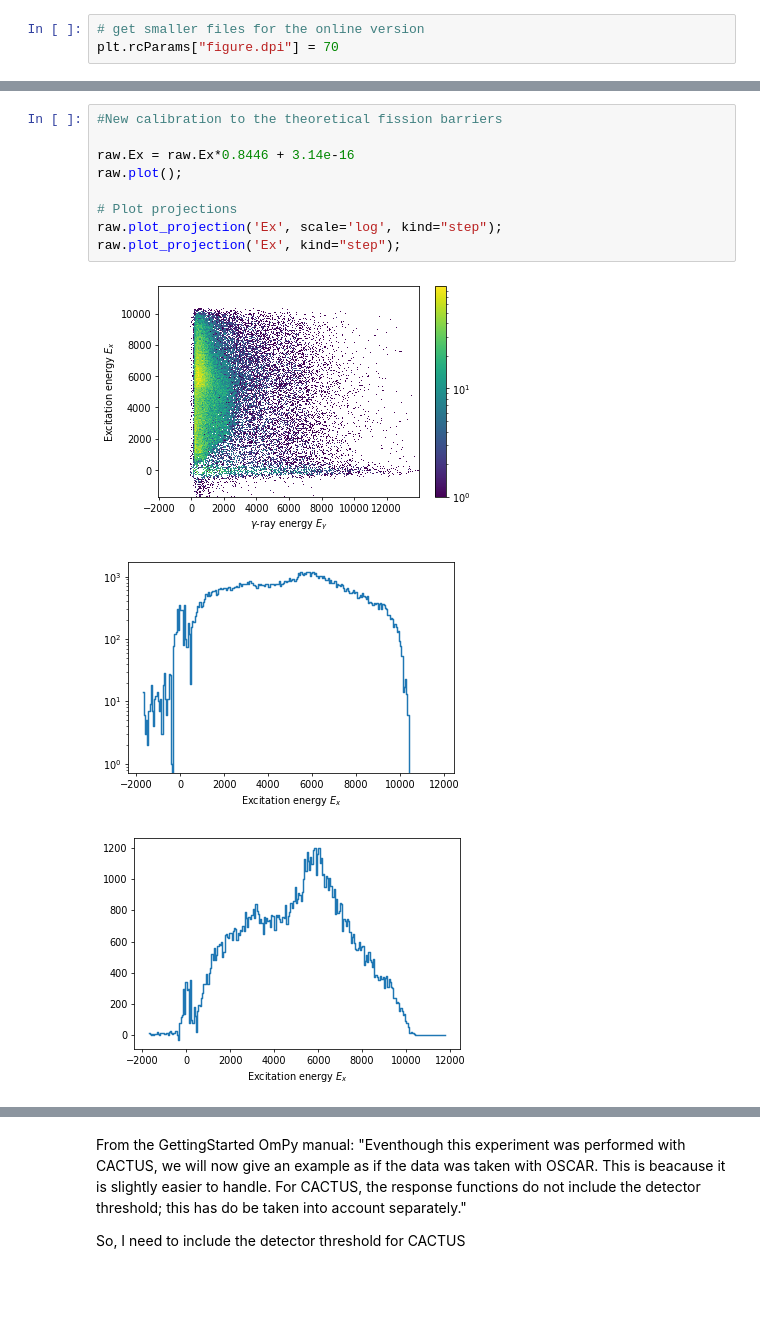
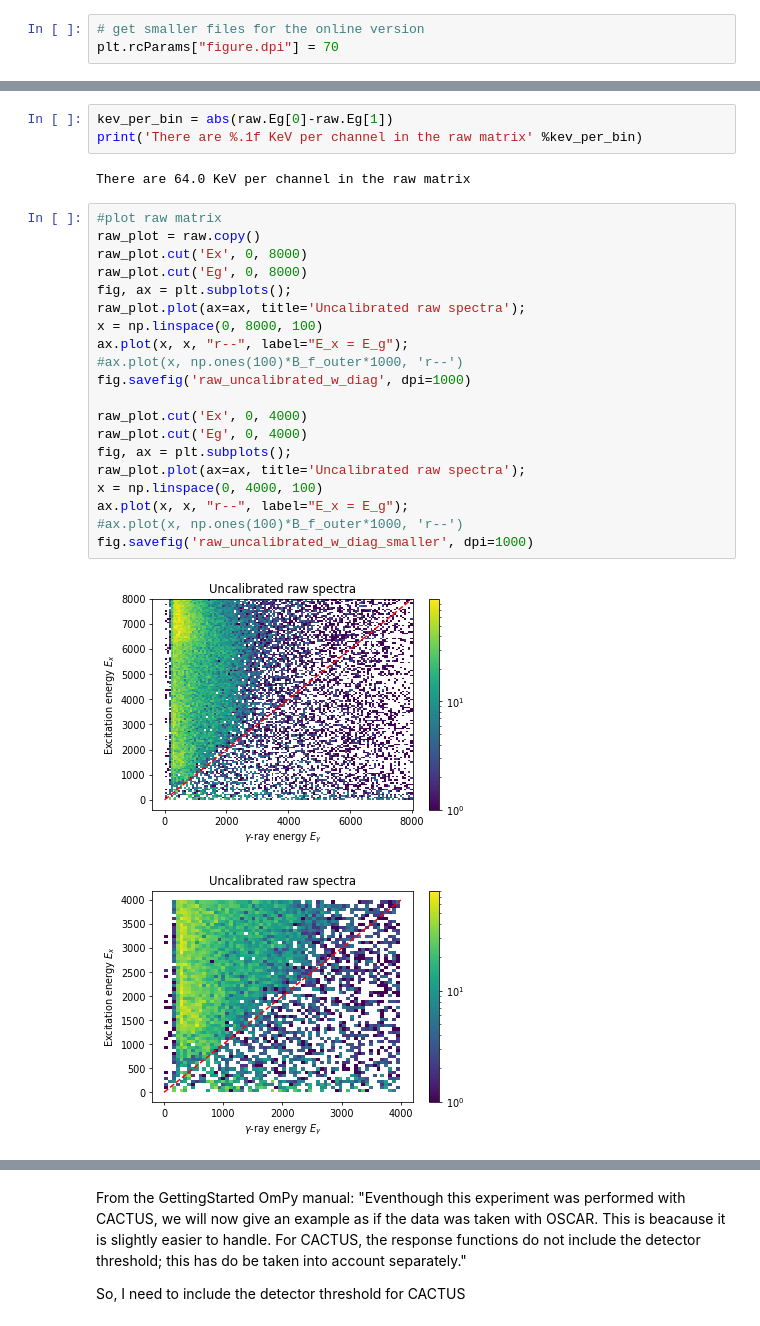
Before and after one commit to tellefs/OmPy_233U, a Jupyter notebook: osloMethod_U233_aa.ipynb, the cells around one changed output, grey strips where cells are left out. Saved outputs shown, nothing was run; the diff lists cells and outputs as text; blank space fills up the shorter version.

```diff
--- a/osloMethod_U233_aa.ipynb
+++ b/osloMethod_U233_aa.ipynb
@@ -38,13 +30,28 @@ raw.plot_projection('Ex', kind="step");
-# %%
-#New calibration to the theoretical fission barriers
-
-raw.Ex = raw.Ex*0.8446 + 3.14e-16
-raw.plot();
-
-# Plot projections
-raw.plot_projection('Ex', scale='log', kind="step");
-raw.plot_projection('Ex', kind="step");
-# %% [output]
-[figure, removed]
-[figure, removed]
-[figure, removed]
+# %%
+kev_per_bin = abs(raw.Eg[0]-raw.Eg[1])
+print('There are %.1f KeV per channel in the raw matrix' %kev_per_bin)
+# %% [output]
+There are 64.0 KeV per channel in the raw matrix
+# %%
+#plot raw matrix
+raw_plot = raw.copy()
+raw_plot.cut('Ex', 0, 8000)
+raw_plot.cut('Eg', 0, 8000)
+fig, ax = plt.subplots();
+raw_plot.plot(ax=ax, title='Uncalibrated raw spectra');
+x = np.linspace(0, 8000, 100)
+ax.plot(x, x, "r--", label="E_x = E_g");
+#ax.plot(x, np.ones(100)*B_f_outer*1000, 'r--')
+fig.savefig('raw_uncalibrated_w_diag', dpi=1000)
+
+raw_plot.cut('Ex', 0, 4000)
+raw_plot.cut('Eg', 0, 4000)
+fig, ax = plt.subplots();
+raw_plot.plot(ax=ax, title='Uncalibrated raw spectra');
+x = np.linspace(0, 4000, 100)
+ax.plot(x, x, "r--", label="E_x = E_g");
+#ax.plot(x, np.ones(100)*B_f_outer*1000, 'r--')
+fig.savefig('raw_uncalibrated_w_diag_smaller', dpi=1000)
+# %% [output]
+[figure, added]
+[figure, added]
```
Also changed, not shown: parts of 30 cells of this notebook.
